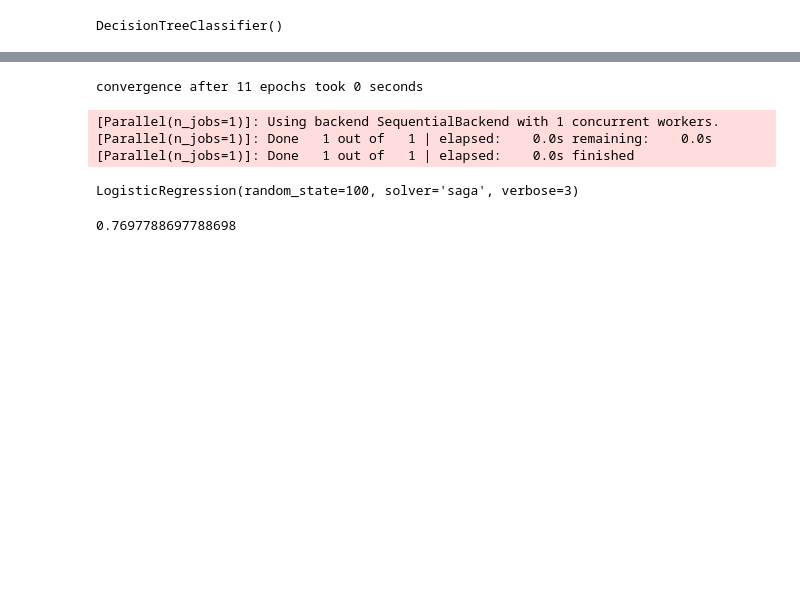
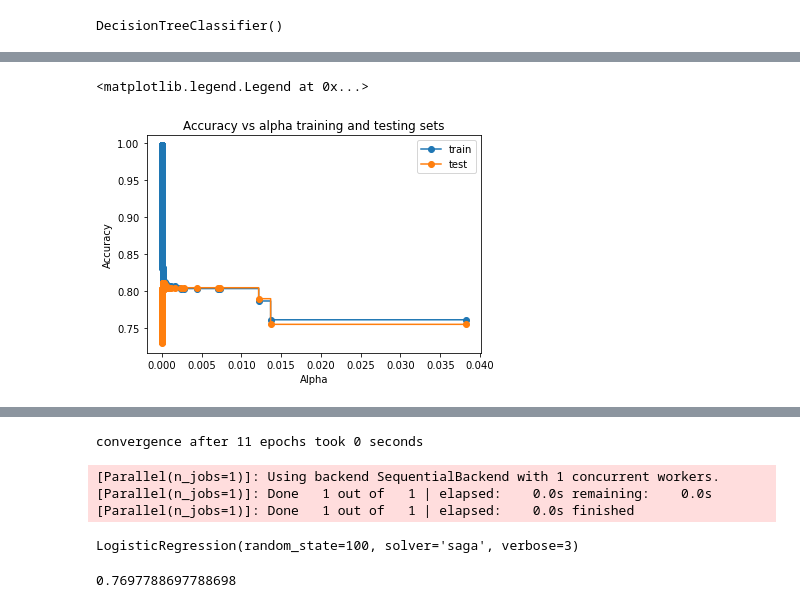
Before and after one commit to itsguptaaman/Census-Income-Data-, a Jupyter notebook: Analysis_after_applying_mean_encoding.ipynb, the cells around one changed output, grey strips where cells are left out. Saved outputs shown, nothing was run; the diff lists cells and outputs as text; code cells hidden in the pictures; blank space fills up the shorter version.

```diff
--- a/Analysis_after_applying_mean_encoding.ipynb
+++ b/Analysis_after_applying_mean_encoding.ipynb
@@ -774,24 +774,27 @@ auc_roc_plot(y_test,pred)
 # %%
-# path=dt.cost_complexity_pruning_path(X_train,y_train)
-# ccp_alpha=path['ccp_alphas']
-# dt_model=[]
-# for ccp in ccp_alpha:
-#     dt_m=DecisionTreeClassifier(ccp_alpha=ccp)
-#     dt_m.fit(X_train,y_train)
-#     dt_model.append(dt_m)
-# train_score=[i.score(X_test,y_test) for i in dt_model]
-# test_score=[i.score(X_test,y_test) for i in dt_model]
+path=dt.cost_complexity_pruning_path(X_train,y_train)
+ccp_alpha=path['ccp_alphas']
+dt_model=[]
+for ccp in ccp_alpha:
+    dt=DecisionTreeClassifier(ccp_alpha=ccp)
+    dt.fit(X_train,y_train)
+    dt_model.append(dt)
+train_score=[i.score(X_train,y_train) for i in dt_model]
+test_score=[i.score(X_test,y_test) for i in dt_model]
 # %%
 # train_score
 # %%
 # test_score
 # %%
 
-# fig, ax = plt.subplots()
-# ax.set_xlabel("Alpha")
-# ax.set_ylabel("Accuracy")
-# ax.set_title("Accuracy vs alpha training and testing sets")
-# ax.plot(ccp_alpha, train_score, marker='o', label="train", drawstyle="steps-post")
-# ax.plot(ccp_alpha, test_score, marker='o', label="test",drawstyle="steps-post")
-# ax.legend()
+fig, ax = plt.subplots()
+ax.set_xlabel("Alpha")
+ax.set_ylabel("Accuracy")
+ax.set_title("Accuracy vs alpha training and testing sets")
+ax.plot(ccp_alpha, train_score, marker='o', label="train", drawstyle="steps-post")
+ax.plot(ccp_alpha, test_score, marker='o', label="test",drawstyle="steps-post")
+ax.legend()
+# %% [output]
+<matplotlib.legend.Legend at 0x...>
+[figure, added]
 # %%
```
Also changed, not shown: parts of 29 cells of this notebook.
